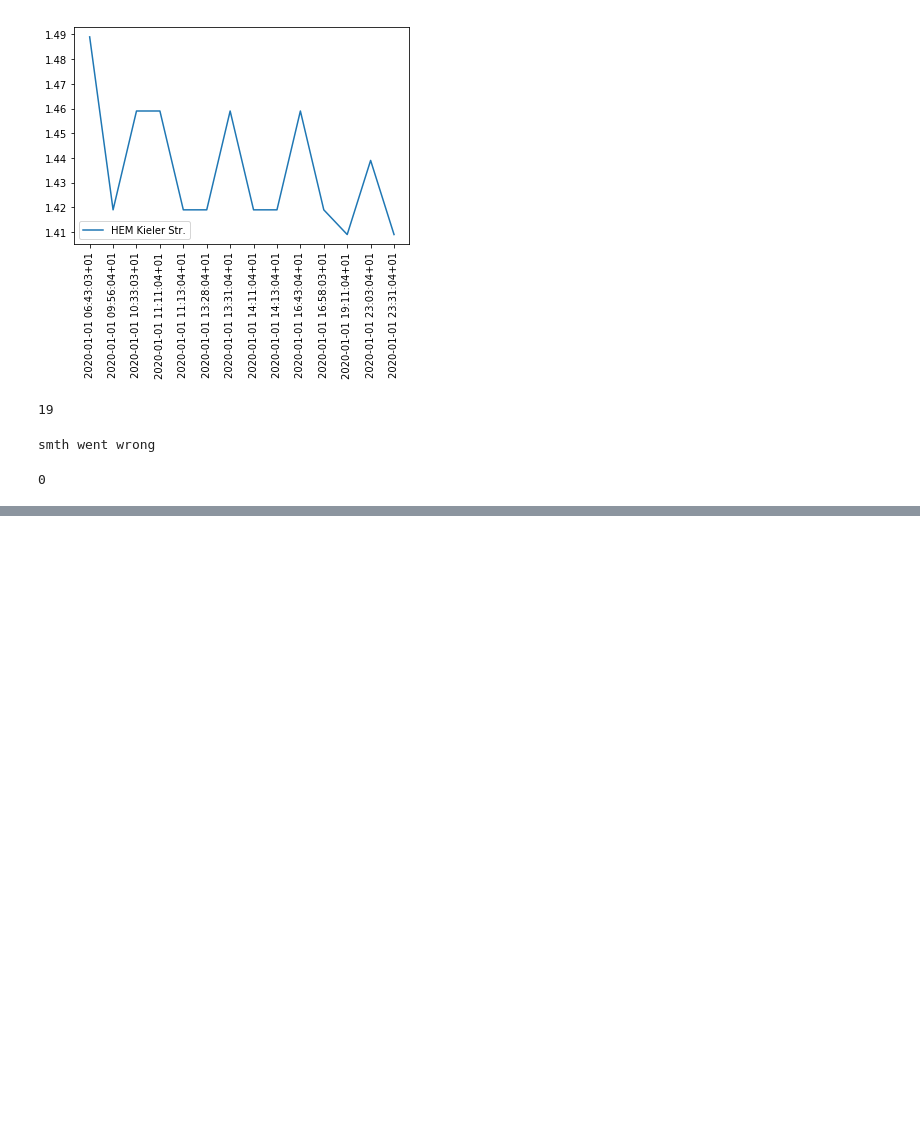
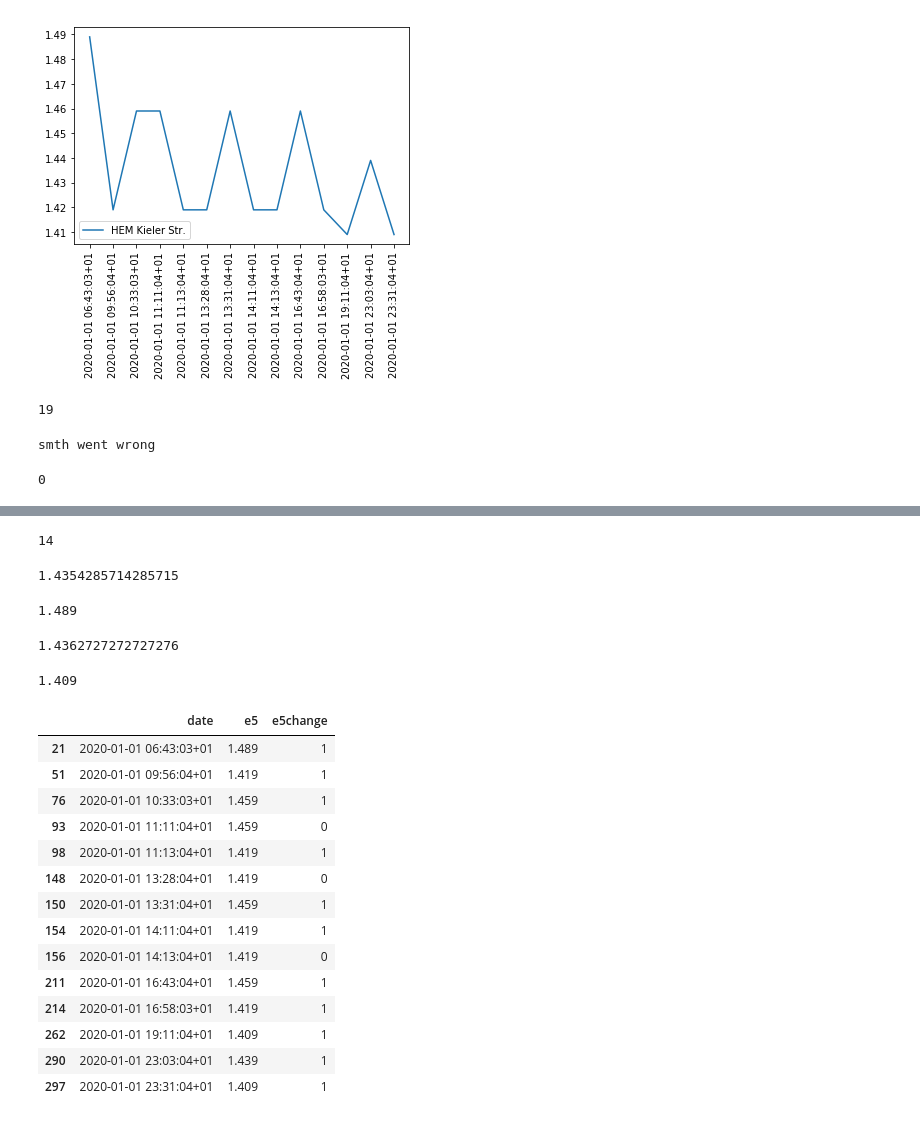
Before and after one commit to grevtsovkirill/GasAnalysis, a Jupyter notebook: GasAnalysis.ipynb, the cells around one changed output, grey strips where cells are left out. Cells and saved outputs as stored; diff of their text form; code cells hidden in the pictures; blank space fills up the shorter version.

```diff
--- a/GasAnalysis.ipynb
+++ b/GasAnalysis.ipynb
@@ -277,0 +301,20 @@ plt.legend(loc="lower left")
+# %%
+day1.e5.count()
+# %% [output]
+14
+# %%
+day1.e5.mean()
+# %% [output]
+1.4354285714285715
+# %%
+day1.e5.max()
+# %% [output]
+1.489
+# %%
+day1.loc[day1.e5change==1].e5.mean()
+# %% [output]
+1.4362727272727276
+# %%
+day1.e5.min()
+# %% [output]
+1.409
@@ -277,0 +323,18 @@ plt.legend(loc="lower left")
+# %%
+day1[["date","e5","e5change"]]
+# %% [output]
+|  | date | e5 | e5change |
+| 21 | 2020-01-01 06:43:03+01 | 1.489 | 1 |
+| 51 | 2020-01-01 09:56:04+01 | 1.419 | 1 |
+| 76 | 2020-01-01 10:33:03+01 | 1.459 | 1 |
+| 93 | 2020-01-01 11:11:04+01 | 1.459 | 0 |
+| 98 | 2020-01-01 11:13:04+01 | 1.419 | 1 |
+| 148 | 2020-01-01 13:28:04+01 | 1.419 | 0 |
+| 150 | 2020-01-01 13:31:04+01 | 1.459 | 1 |
+| 154 | 2020-01-01 14:11:04+01 | 1.419 | 1 |
+| 156 | 2020-01-01 14:13:04+01 | 1.419 | 0 |
+| 211 | 2020-01-01 16:43:04+01 | 1.459 | 1 |
+| 214 | 2020-01-01 16:58:03+01 | 1.419 | 1 |
+| 262 | 2020-01-01 19:11:04+01 | 1.409 | 1 |
+| 290 | 2020-01-01 23:03:04+01 | 1.439 | 1 |
+| 297 | 2020-01-01 23:31:04+01 | 1.409 | 1 |
```
Also changed, not shown: parts of 20 cells of this notebook.
